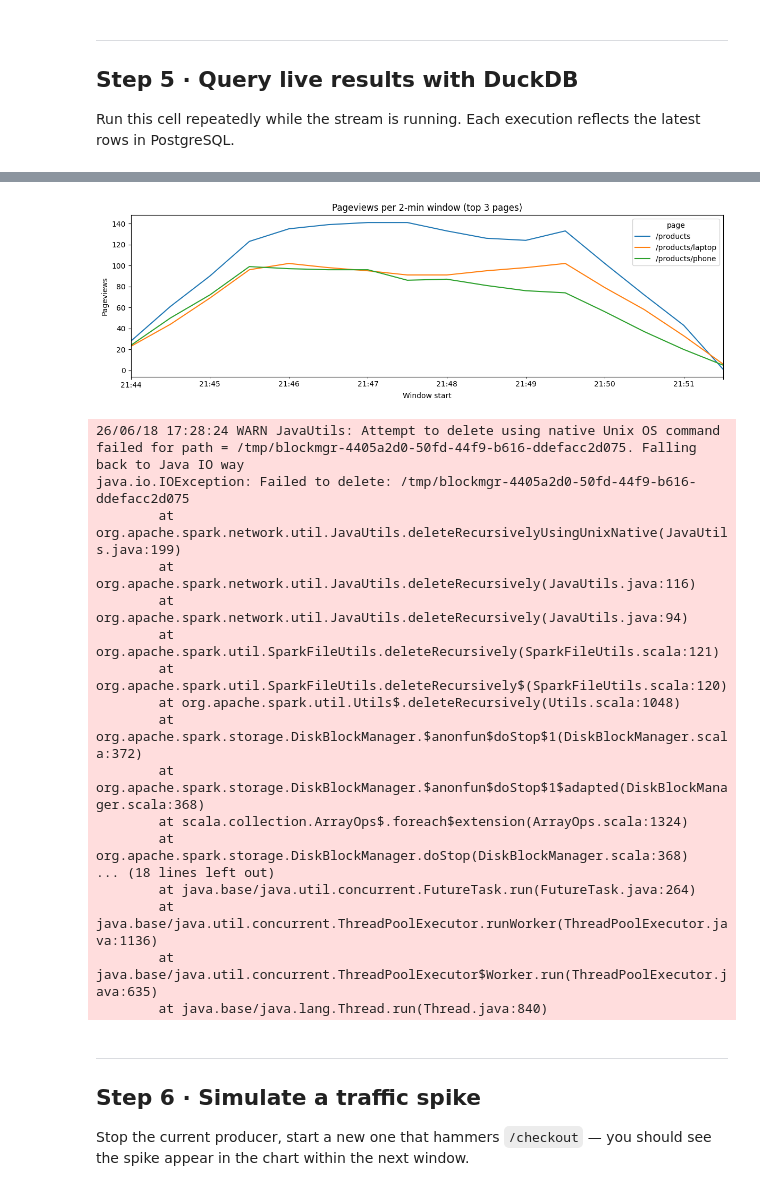
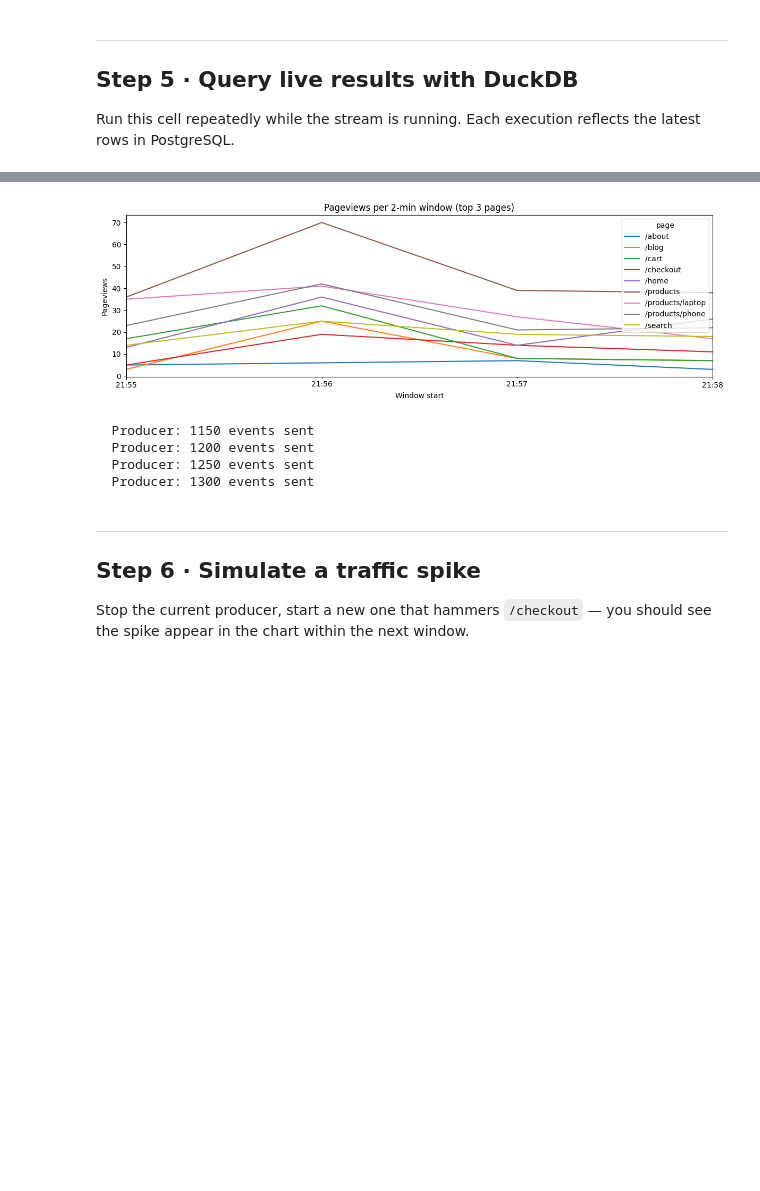
Before and after one commit to amlunar25/spark-sandbox-env, a Jupyter notebook: notebooks/03_exercise_streaming_clickstream.ipynb, the cells around one changed output, grey strips where cells are left out. Saved outputs shown, nothing was run; the diff lists cells and outputs as text; code cells hidden in the pictures; blank space fills up the shorter version.

```diff
--- a/notebooks/03_exercise_streaming_clickstream.ipynb
+++ b/notebooks/03_exercise_streaming_clickstream.ipynb
@@ -283,51 +285,39 @@ top_pages
 # %%
 import matplotlib.pyplot as plt, pandas as pd
 
 # Pageviews over time for the top 3 pages
 ts = con.execute("""
     WITH top3 AS (
         SELECT page FROM pg.public.clickstream_windows
         GROUP BY page
         ORDER BY SUM(pageviews) DESC
-        LIMIT 3
+        LIMIT 10
     )
     SELECT w.window_start,
            w.page,
            MAX(w.pageviews) AS pageviews
     FROM pg.public.clickstream_windows w
     INNER JOIN top3 ON top3.page = w.page
+    where w.window_start >= (SELECT MAX(window_start) - INTERVAL '20 minutes' FROM pg.public.clickstream_windows)
     GROUP BY w.window_start, w.page
     ORDER BY w.window_start, w.page
 """).df()
 
 if ts.empty:
     print('No data yet — wait a few seconds and re-run')
 else:
     pivot = ts.pivot(index='window_start', columns='page', values='pageviews').fillna(0)
     pivot.plot(figsize=(12, 4), title='Pageviews per 2-min window (top 3 pages)')
     plt.xlabel('Window start')
     plt.ylabel('Pageviews')
     plt.tight_layout()
     plt.show()
 # %% [output]
-[figure, old version]
+[figure, new version]
-26/06/18 17:28:24 WARN JavaUtils: Attempt to delete using native Unix OS command failed for path = /tmp/blockmgr-4405a2d0-50fd-44f9-b616-ddefacc2d075. Falling back to Java IO way
-java.io.IOException: Failed to delete: /tmp/blockmgr-4405a2d0-50fd-44f9-b616-ddefacc2d075
-        at org.apache.spark.network.util.JavaUtils.deleteRecursivelyUsingUnixNative(JavaUtils.java:199)
-        at org.apache.spark.network.util.JavaUtils.deleteRecursively(JavaUtils.java:116)
-        at org.apache.spark.network.util.JavaUtils.deleteRecursively(JavaUtils.java:94)
-        at org.apache.spark.util.SparkFileUtils.deleteRecursively(SparkFileUtils.scala:121)
-        at org.apache.spark.util.SparkFileUtils.deleteRecursively$(SparkFileUtils.scala:120)
-        at org.apache.spark.util.Utils$.deleteRecursively(Utils.scala:1048)
-        at org.apache.spark.storage.DiskBlockManager.$anonfun$doStop$1(DiskBlockManager.scala:372)
-        at org.apache.spark.storage.DiskBlockManager.$anonfun$doStop$1$adapted(DiskBlockManager.scala:368)
-        at scala.collection.ArrayOps$.foreach$extension(ArrayOps.scala:1324)
-        at org.apache.spark.storage.DiskBlockManager.doStop(DiskBlockManager.scala:368)
-... (18 lines left out)
-        at java.base/java.util.concurrent.FutureTask.run(FutureTask.java:264)
-        at java.base/java.util.concurrent.ThreadPoolExecutor.runWorker(ThreadPoolExecutor.java:1136)
-        at java.base/java.util.concurrent.ThreadPoolExecutor$Worker.run(ThreadPoolExecutor.java:635)
-        at java.base/java.lang.Thread.run(Thread.java:840)
+  Producer: 1150 events sent
+  Producer: 1200 events sent
+  Producer: 1250 events sent
+  Producer: 1300 events sent
 # %% [markdown]
 ---
 ## Step 6 · Simulate a traffic spike
```
Also changed, not shown: parts of 23 cells of this notebook, 2 other files.
